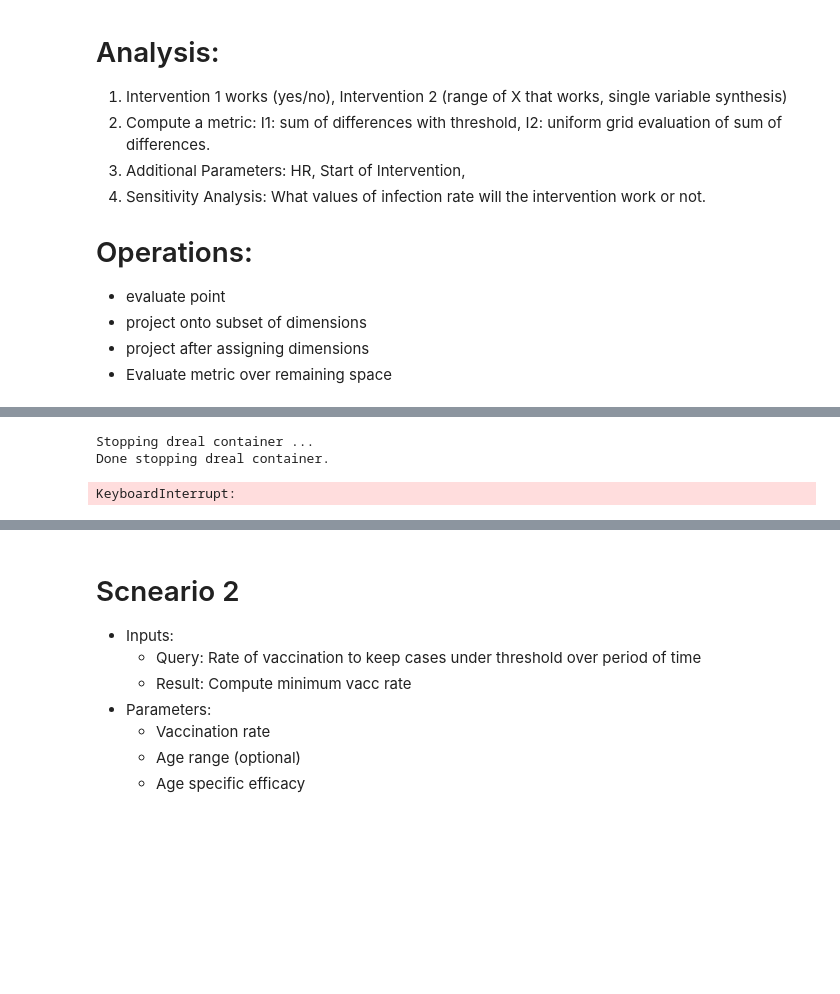
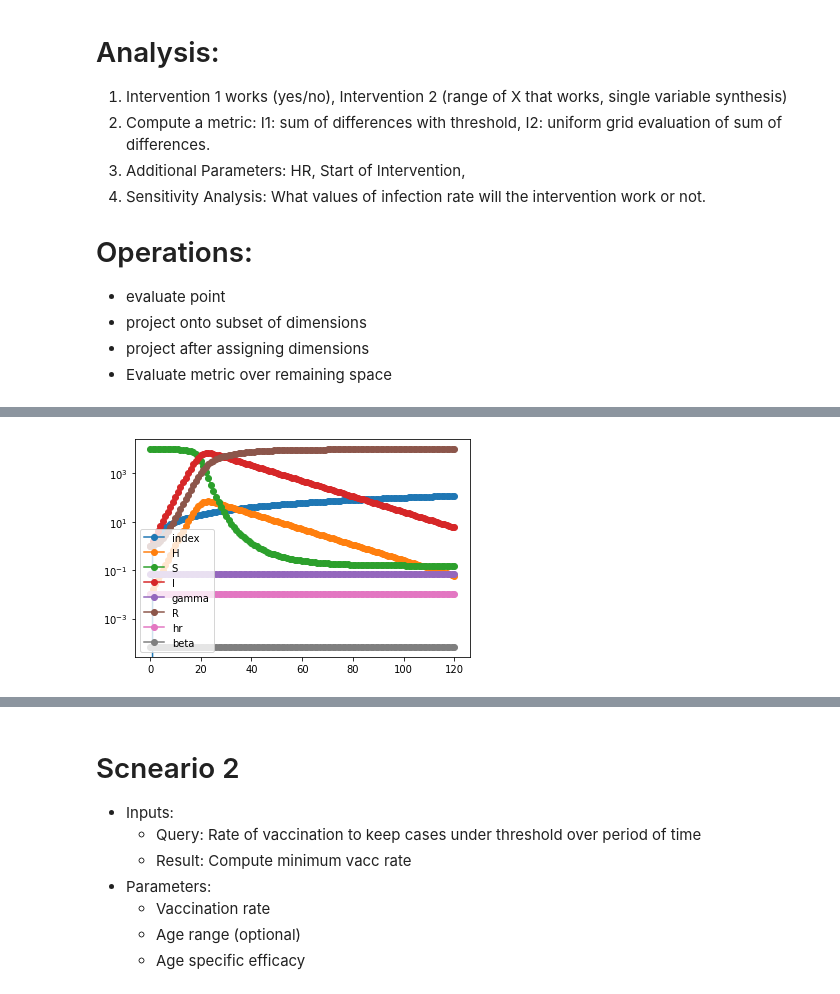
Before and after one commit to ml4ai/funman, a Jupyter notebook: notebooks/dec_8_2022_demo_funman.ipynb, the cells around one changed output, grey strips where cells are left out. Saved outputs shown, nothing was run; the diff lists cells and outputs as text; code cells hidden in the pictures; blank space fills up the shorter version.

```diff
--- a/notebooks/dec_8_2022_demo_funman.ipynb
+++ b/notebooks/dec_8_2022_demo_funman.ipynb
@@ -77,14 +77,14 @@ hospital_measurements = BilayerMeasurement.from_json(measurements)
 # Model Setup for both Intervention 1
 # - Prescribed reduction in transmission, i.e., beta' = (1-transmission_reduction)beta
 
-transmission_reduction = 0.05
-duration = 90 #days
+transmission_reduction = 0.00
+duration = 120 #days
 model = BilayerModel(
     chime_bilayer,
     measurements = hospital_measurements,
     init_values={"S": 10000, "I": 1, "R": 1},
     parameter_bounds={
-        "beta": [0.00067*(1.0-transmission_reduction), 0.00067*(1.0-transmission_reduction)],
+        "beta": [0.000067*(1.0-transmission_reduction), 0.000067*(1.0-transmission_reduction)],
         # "beta" : [0.00005, 0.00007],
         "gamma": [1.0/14.0, 1.0/14.0],
         "hr": [0.01, 0.01]
@@ -92,7 +92,7 @@ model = BilayerModel(
 )
 
 #query = QueryTrue()
-query = QueryLE("H", 3000)
+query = QueryLE("I", 1000)
 
 chime_bilayer.to_dot()
 # %% [output]
@@ -104,24 +104,22 @@ hospital_measurements.to_dot()
 # %%
 # Analyze Intervention 1 to check it will achieve goals of query
 
 # tmp_dir_path = tempfile.mkdtemp(prefix="funman-")
 result = Funman().solve(
     ConsistencyScenario(
         model,
         query,
-        smt_encoder=BilayerEncoder(config=BilayerEncodingOptions(step_size=1, max_steps=duration)) # four months,
+        smt_encoder=BilayerEncoder(config=BilayerEncodingOptions(step_size=1, max_steps=120)) # four months,
     ),
     config=SearchConfig(solver="dreal", search=SMTCheck)
 )
 if result.consistent:
     result.plot(logy=True)
     # print(f"parameters = {result.parameters()}")
     result.dataframe()
 else:
     print("Scenario Inconsistent")
 # %% [output]
-Stopping dreal container ...
-Done stopping dreal container.
-KeyboardInterrupt:
+[figure, added]
 # %%
 result.dataframe()
```
Also changed, not shown: parts of 4 cells of this notebook, 7 other files.
